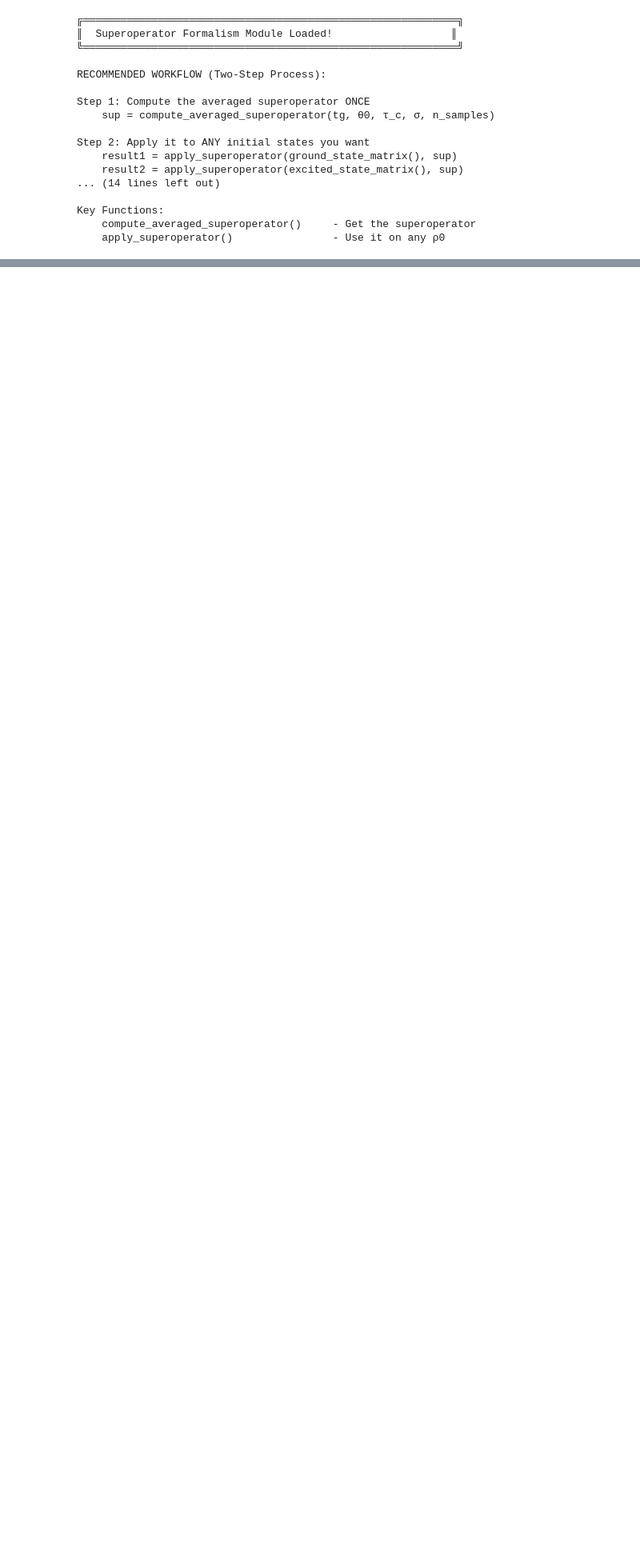
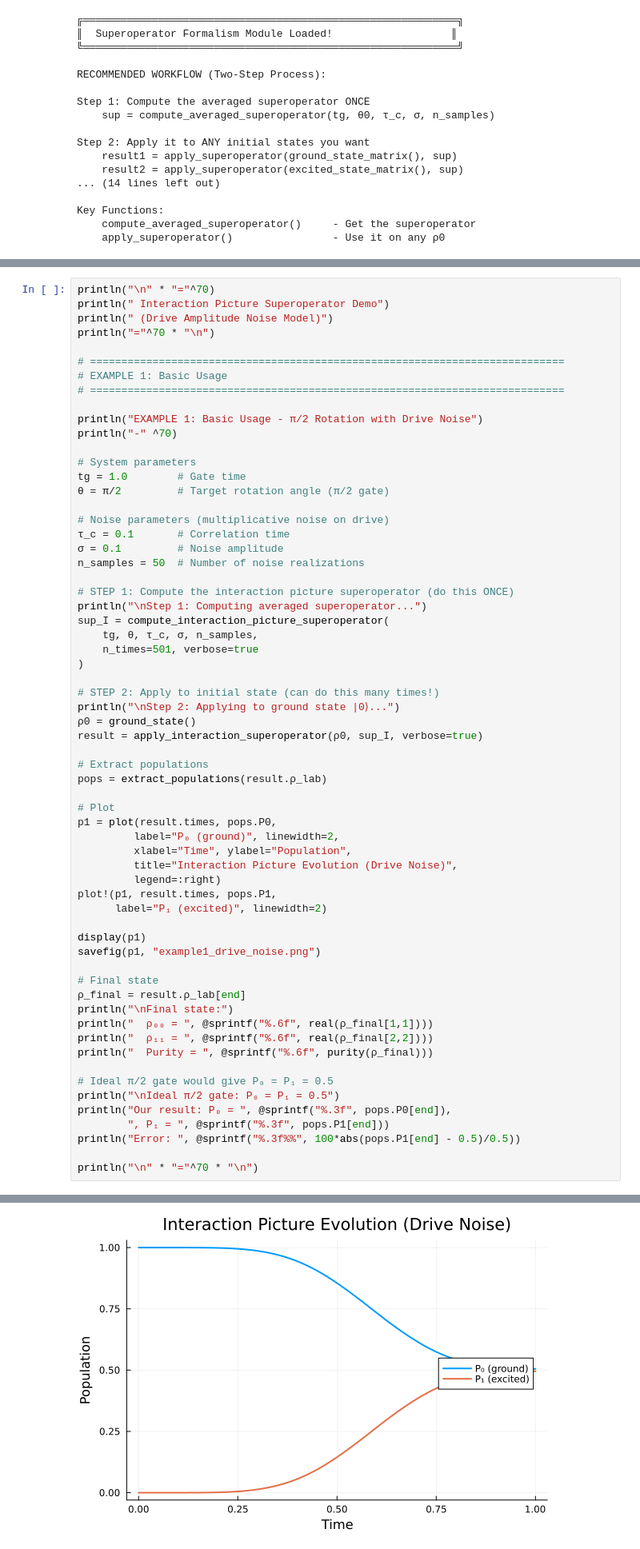
Before and after one commit to JerisonP/quantum-noise-modeling, a Jupyter notebook: quantum-noise.ipynb, the cells around one changed output, grey strips where cells are left out. Shown at 80% size. Cells and saved outputs as stored; diff of their text form; blank space fills up the shorter version.

Commit message:
made a working version of the interaction_picture_formalism. but still getting weird results with the noise

```diff
--- a/quantum-noise.ipynb
+++ b/quantum-noise.ipynb
@@ -460,0 +407,64 @@ Sweep Complete!
+# %%
+println("\n" * "="^70)
+println(" Interaction Picture Superoperator Demo")
+println(" (Drive Amplitude Noise Model)")
+println("="^70 * "\n")
+
+# ============================================================================
+# EXAMPLE 1: Basic Usage
+# ============================================================================
+
+println("EXAMPLE 1: Basic Usage - π/2 Rotation with Drive Noise")
+println("-" ^70)
+
+# System parameters
+tg = 1.0        # Gate time
+θ = π/2         # Target rotation angle (π/2 gate)
+
+# Noise parameters (multiplicative noise on drive)
+τ_c = 0.1       # Correlation time
+σ = 0.1         # Noise amplitude
+n_samples = 50  # Number of noise realizations
+
+# STEP 1: Compute the interaction picture superoperator (do this ONCE)
+println("\nStep 1: Computing averaged superoperator...")
+sup_I = compute_interaction_picture_superoperator(
+    tg, θ, τ_c, σ, n_samples,
+    n_times=501, verbose=true
+)
+
+# STEP 2: Apply to initial state (can do this many times!)
+println("\nStep 2: Applying to ground state |0⟩...")
+ρ0 = ground_state()
+result = apply_interaction_superoperator(ρ0, sup_I, verbose=true)
+
+# Extract populations
+pops = extract_populations(result.ρ_lab)
+
+# Plot
+p1 = plot(result.times, pops.P0,
+         label="P₀ (ground)", linewidth=2,
+         xlabel="Time", ylabel="Population",
+         title="Interaction Picture Evolution (Drive Noise)",
+         legend=:right)
+plot!(p1, result.times, pops.P1,
+      label="P₁ (excited)", linewidth=2)
+
+display(p1)
+savefig(p1, "example1_drive_noise.png")
+
+# Final state
+ρ_final = result.ρ_lab[end]
+println("\nFinal state:")
+println("  ρ₀₀ = ", @sprintf("%.6f", real(ρ_final[1,1])))
+println("  ρ₁₁ = ", @sprintf("%.6f", real(ρ_final[2,2])))
+println("  Purity = ", @sprintf("%.6f", purity(ρ_final)))
+
+# Ideal π/2 gate would give P₀ = P₁ = 0.5
+println("\nIdeal π/2 gate: P₀ = P₁ = 0.5")
+println("Our result: P₀ = ", @sprintf("%.3f", pops.P0[end]),
+        ", P₁ = ", @sprintf("%.3f", pops.P1[end]))
+println("Error: ", @sprintf("%.3f%%", 100*abs(pops.P1[end] - 0.5)/0.5))
+
+println("\n" * "="^70 * "\n")
+# %% [output]
@@ -460,0 +488 @@ Sweep Complete!
+[figure, added]
```
Also changed, not shown: parts of 9 cells of this notebook, 1 other file.
